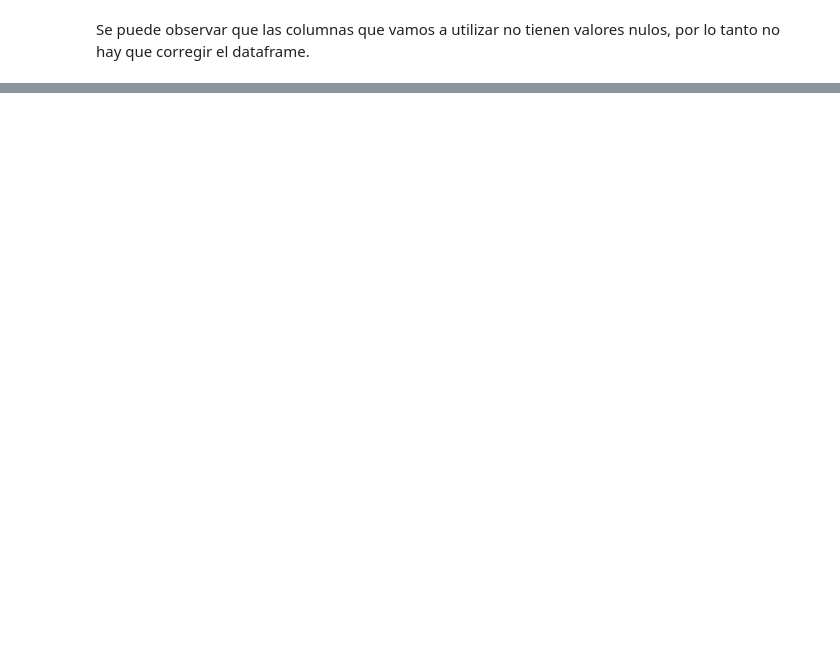
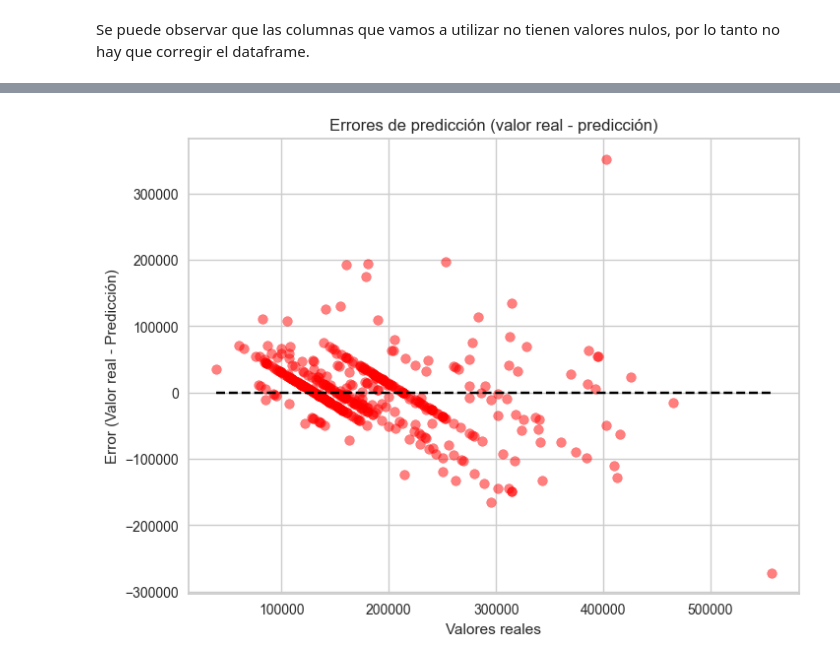
Before and after one commit to SebastianUVG/HT4-ArbolesDecision, a Jupyter notebook: HT4.ipynb, the cells around one changed output, grey strips where cells are left out. Drawn from its saved outputs; the diff is of its cells as text; code cells hidden in the pictures; blank space fills up the shorter version.

```diff
--- a/HT4.ipynb
+++ b/HT4.ipynb
@@ -456,0 +636,11 @@ dtype: int64
+# %%
+errores = modelo1_pred - y_test
+plt.figure(figsize=(8, 6))
+plt.scatter(y_test, errores, color='red', alpha=0.5)
+plt.hlines(y=0, xmin=y_test.min(), xmax=y_test.max(), colors='black', linestyles='dashed')
+plt.title("Errores de predicción (valor real - predicción)")
+plt.xlabel("Valores reales")
+plt.ylabel("Error (Valor real - Predicción)")
+plt.show()
+# %% [output]
+[figure, added]
```
Also changed, not shown: parts of 25 cells of this notebook.
